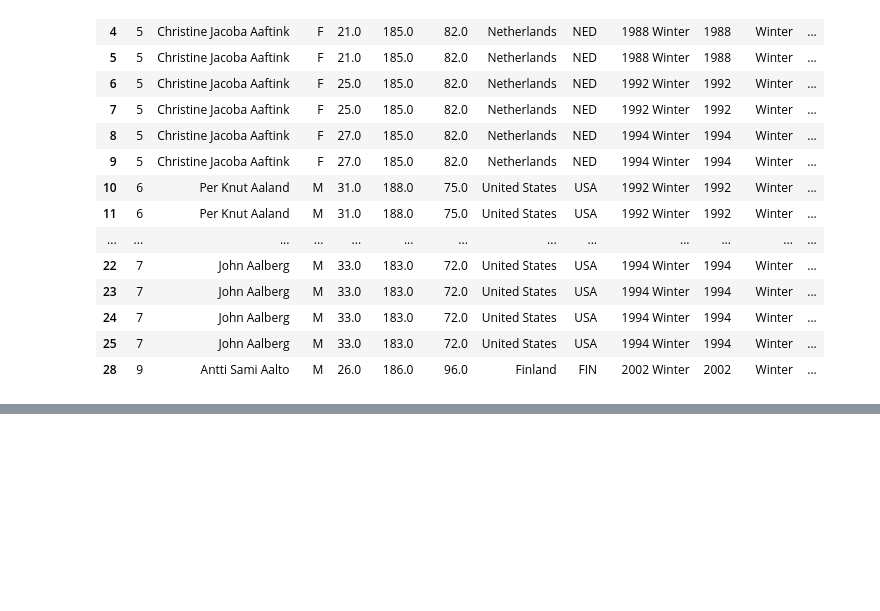
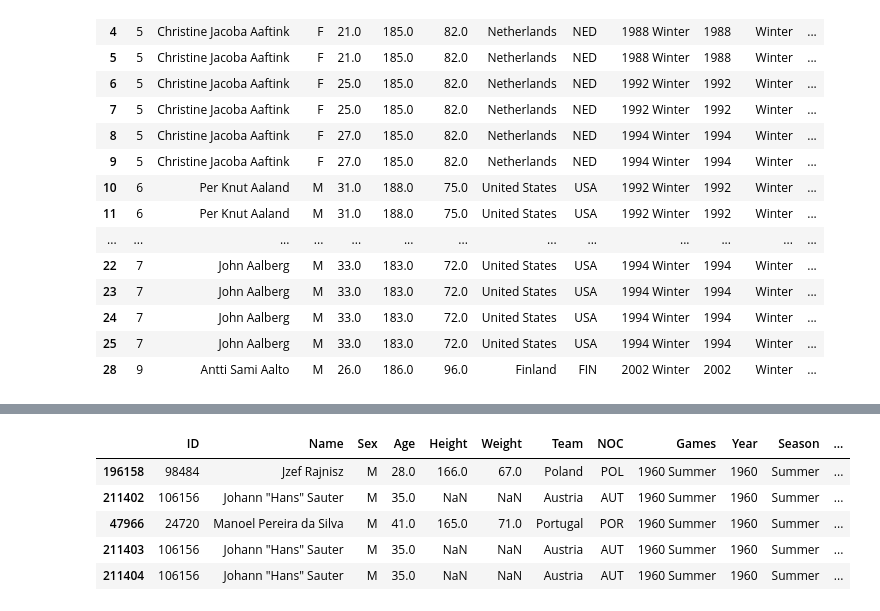
Before and after one commit to arroyo-jorge16/project_1_group_3, a Jupyter notebook: jessie_work/Preliminary Look.ipynb, the cells around one changed output, grey strips where cells are left out. Drawn from its saved outputs; the diff is of its cells as text; code cells hidden in the pictures; blank space fills up the shorter version.

```diff
--- a/jessie_work/Preliminary Look.ipynb
+++ b/jessie_work/Preliminary Look.ipynb
@@ -139,0 +183,9 @@ sorted_df.to_csv("sorted_olympics_data.csv", index=False)
+# %%
+sorted_df.head()
+# %% [output]
+|  | ID | Name | Sex | Age | Height | Weight | Team | NOC | Games | Year | Season | ... |
+| 196158 | 98484 | Jzef Rajnisz | M | 28.0 | 166.0 | 67.0 | Poland | POL | 1960 Summer | 1960 | Summer | ... |
+| 211402 | 106156 | Johann "Hans" Sauter | M | 35.0 | NaN | NaN | Austria | AUT | 1960 Summer | 1960 | Summer | ... |
+| 47966 | 24720 | Manoel Pereira da Silva | M | 41.0 | 165.0 | 71.0 | Portugal | POR | 1960 Summer | 1960 | Summer | ... |
+| 211403 | 106156 | Johann "Hans" Sauter | M | 35.0 | NaN | NaN | Austria | AUT | 1960 Summer | 1960 | Summer | ... |
+| 211404 | 106156 | Johann "Hans" Sauter | M | 35.0 | NaN | NaN | Austria | AUT | 1960 Summer | 1960 | Summer | ... |
```
Also changed, not shown: parts of 5 cells of this notebook, 12 other files.
